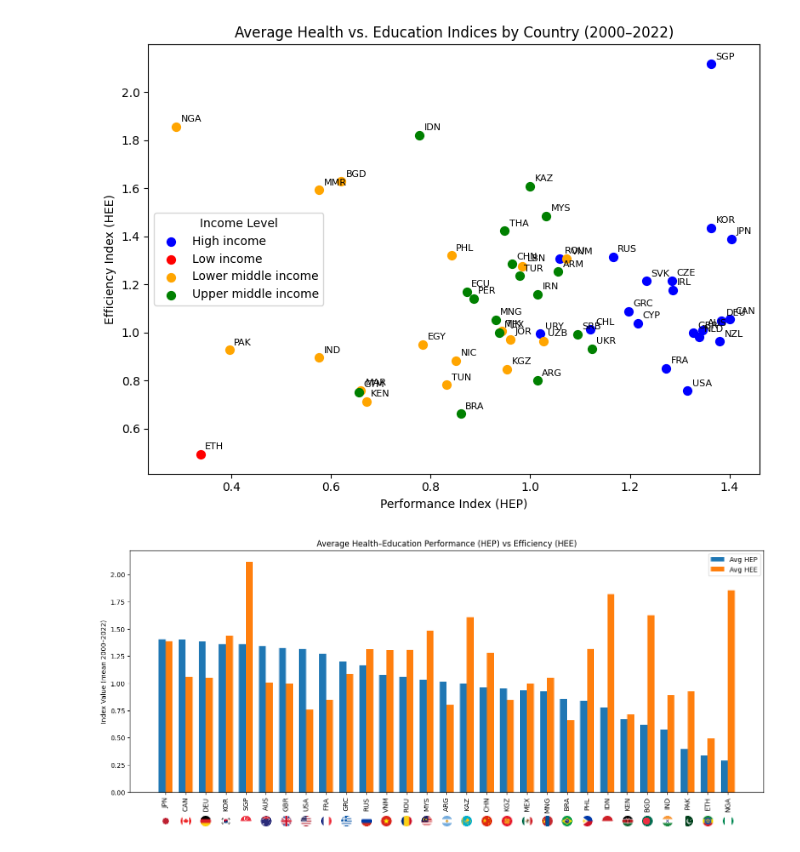
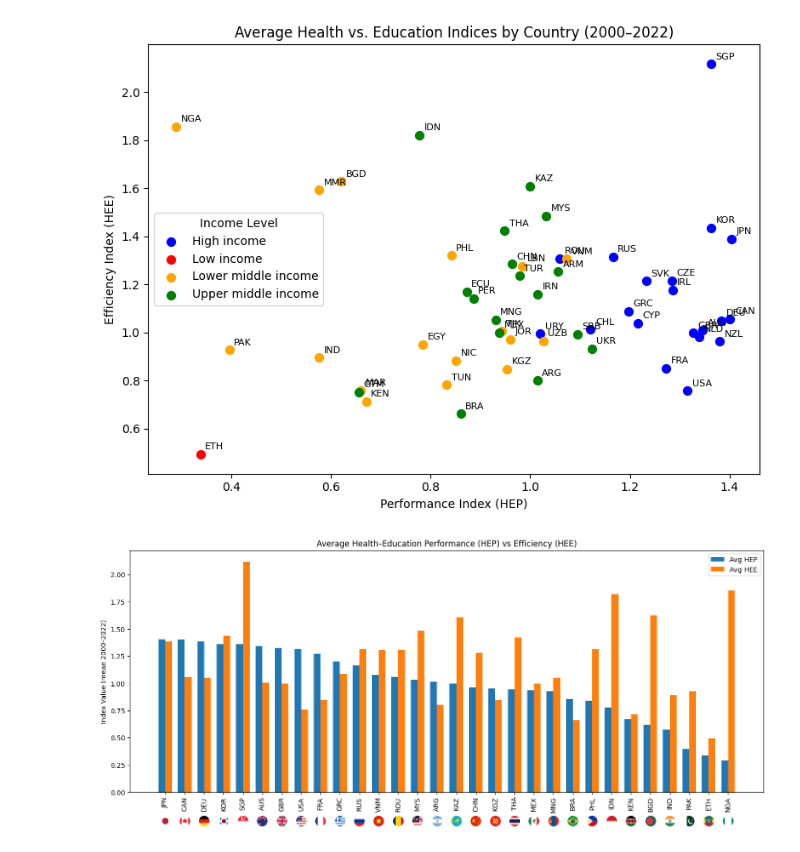
Before and after one commit to Graspp-25-Spring/graspp-25S-fiscalpolicy, a Jupyter notebook: notebooks/notes2.ipynb, the cells around one changed output. Drawn from its saved outputs; the diff is of its cells as text; code cells hidden in the pictures.

```diff
--- a/notebooks/notes2.ipynb
+++ b/notebooks/notes2.ipynb
@@ -222,7 +222,7 @@ avg_df = (
 countries = [
     "NGA","ETH","PAK","IND","BGD","KEN","IDN","PHL","BRA","MNG",
     "MEX","KGZ","CHN","KAZ","ARG","MYS","ROU","VNM","RUS","GRC",
-    "FRA","USA","GBR","AUS","SGP","KOR","DEU","CAN","JPN"
+    "FRA","USA","GBR","AUS","SGP","KOR","DEU","CAN","JPN", "THA"
 ]
 plot_df = (
     avg_df[avg_df["ISO3"].isin(countries)]
@@ -243,31 +243,31 @@ ax.bar(x + width/2, plot_df["HEE"], width, label="Avg HEE")
 ax.set_xticks(x)
 ax.set_xticklabels(plot_df["ISO3"], rotation=90)
 ax.set_xlabel("")
 ax.set_ylabel("Index Value (mean 2000–2022)")
 ax.set_title("Average Health–Education Performance (HEP) vs Efficiency (HEE)")
 ax.legend()
 
 # 8. Make more room at bottom for smaller flags
 plt.subplots_adjust(bottom=0.6)
 
 # 9. Loop to load & place each flag under the x-tick, smaller + lower
 for xpos, iso in zip(x, plot_df["ISO3"]):
     flag_path = f"../references/flags/{iso}.png"
     if os.path.exists(flag_path):
         img = Image.open(flag_path)
         # shrink flags to ~3% of axis height
         im = OffsetImage(img, zoom=0.03)
         # place them just below the axis line (y = -0.05 in axes fraction)
         ab = AnnotationBbox(
             im,
             (xpos, -0.1),
             xycoords=('data', 'axes fraction'),
             frameon=False,
             box_alignment=(0.5, 1)  # center horizontally, top of image at y
         )
         ax.add_artist(ab)
 
 plt.tight_layout()
 plt.show()
 # %% [output]
-[figure, old version]
+[figure, new version]
```
Also changed, not shown: 4 other files.
